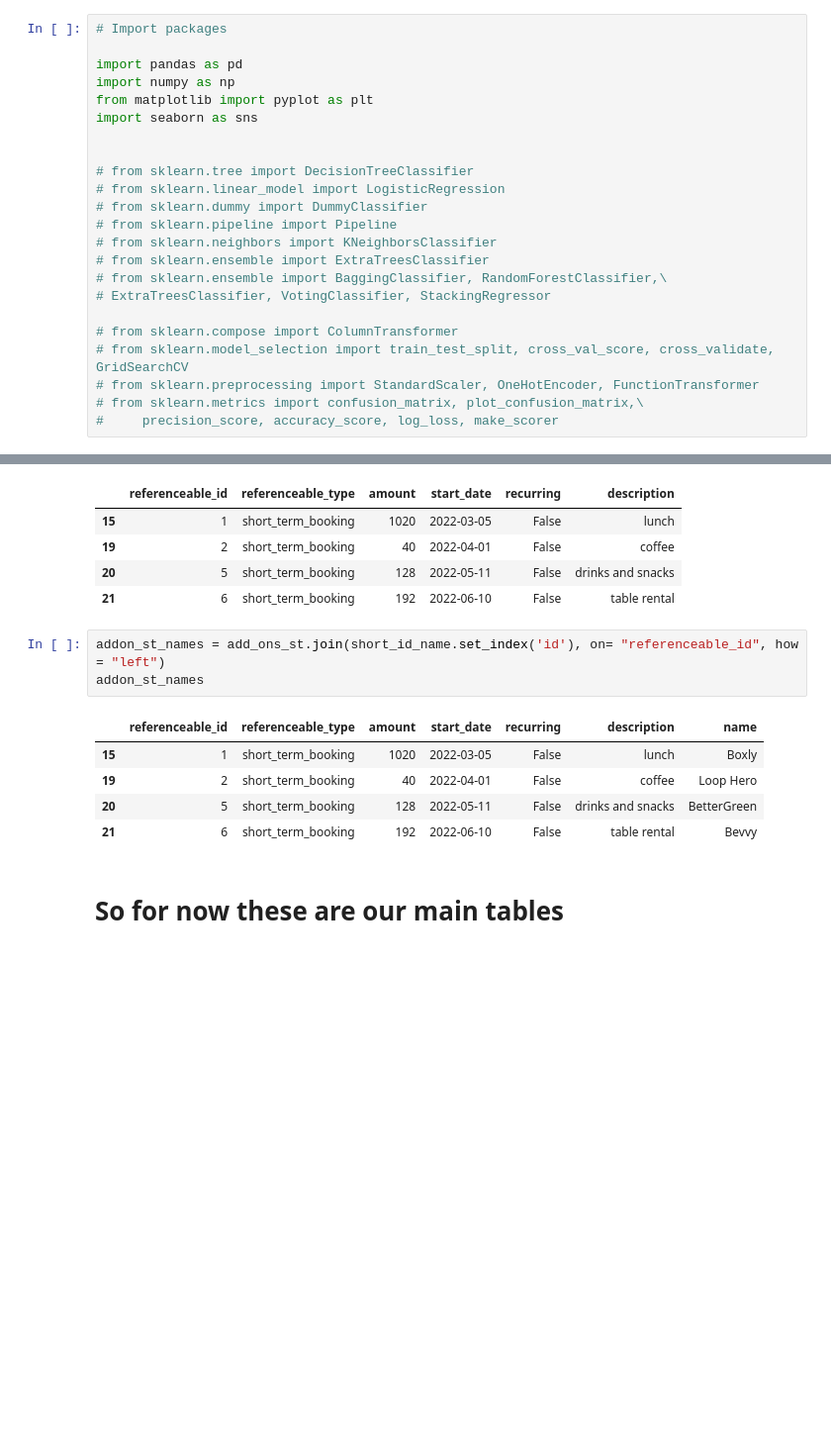
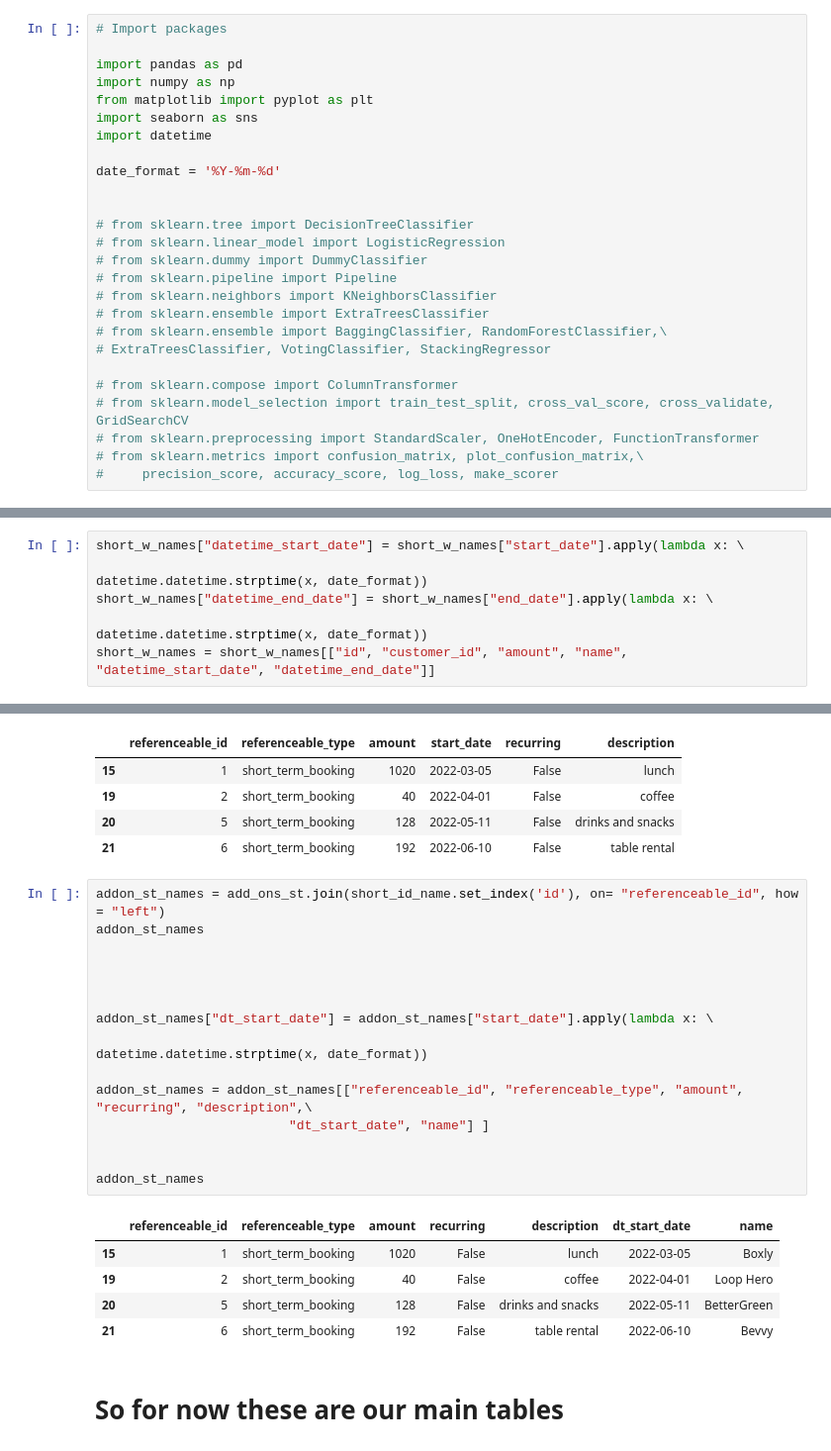
Before and after one commit to njw27/codi_pres, a Jupyter notebook: codi_nb.ipynb, the cells around one changed output, grey strips where cells are left out. Shown: that part at 99% size. Cells and saved outputs as stored; diff of their text form; blank space fills up the shorter version.

```diff
--- a/codi_nb.ipynb
+++ b/codi_nb.ipynb
@@ -5,6 +5,9 @@ import pandas as pd
 import numpy as np
 from matplotlib import pyplot as plt
 import seaborn as sns
+import datetime
+
+date_format = '%Y-%m-%d'
 
 
 # from sklearn.tree import DecisionTreeClassifier
@@ -131,3 +134,9 @@ short_w_names
 | 15 | 16 | 21 | 2022-03-05 | 2022-03-05 | 6700 | Snap Health |
 | 16 | 17 | 21 | 2022-06-07 | 2022-06-07 | 6700 | Snap Health |
 | 17 | 18 | 21 | 2022-10-08 | 2022-10-08 | 6700 | Snap Health |
+# %%
+short_w_names["datetime_start_date"] = short_w_names["start_date"].apply(lambda x: \
+                                                                     datetime.datetime.strptime(x, date_format))
+short_w_names["datetime_end_date"] = short_w_names["end_date"].apply(lambda x: \
+                                                                     datetime.datetime.strptime(x, date_format))
+short_w_names = short_w_names[["id", "customer_id", "amount", "name", "datetime_start_date", "datetime_end_date"]]
@@ -253,12 +287,24 @@ add_ons_st
 # %%
 addon_st_names = add_ons_st.join(short_id_name.set_index('id'), on= "referenceable_id", how = "left")
 addon_st_names
+
+
+
+
+addon_st_names["dt_start_date"] = addon_st_names["start_date"].apply(lambda x: \
+                                                                     datetime.datetime.strptime(x, date_format))
+
+addon_st_names = addon_st_names[["referenceable_id", "referenceable_type", "amount", "recurring", "description",\
+                         "dt_start_date", "name"] ]
+
+
+addon_st_names
 # %% [output]
-|  | referenceable_id | referenceable_type | amount | start_date | recurring | description | name |
-| 15 | 1 | short_term_booking | 1020 | 2022-03-05 | False | lunch | Boxly |
-| 19 | 2 | short_term_booking | 40 | 2022-04-01 | False | coffee | Loop Hero |
-| 20 | 5 | short_term_booking | 128 | 2022-05-11 | False | drinks and snacks | BetterGreen |
-| 21 | 6 | short_term_booking | 192 | 2022-06-10 | False | table rental | Bevvy |
+|  | referenceable_id | referenceable_type | amount | recurring | description | dt_start_date | name |
+| 15 | 1 | short_term_booking | 1020 | False | lunch | 2022-03-05 | Boxly |
+| 19 | 2 | short_term_booking | 40 | False | coffee | 2022-04-01 | Loop Hero |
+| 20 | 5 | short_term_booking | 128 | False | drinks and snacks | 2022-05-11 | BetterGreen |
+| 21 | 6 | short_term_booking | 192 | False | table rental | 2022-06-10 | Bevvy |
 # %% [markdown]
 # So for now these are our main tables
 # %% [markdown]
```
Also changed, not shown: parts of 14 cells of this notebook.
